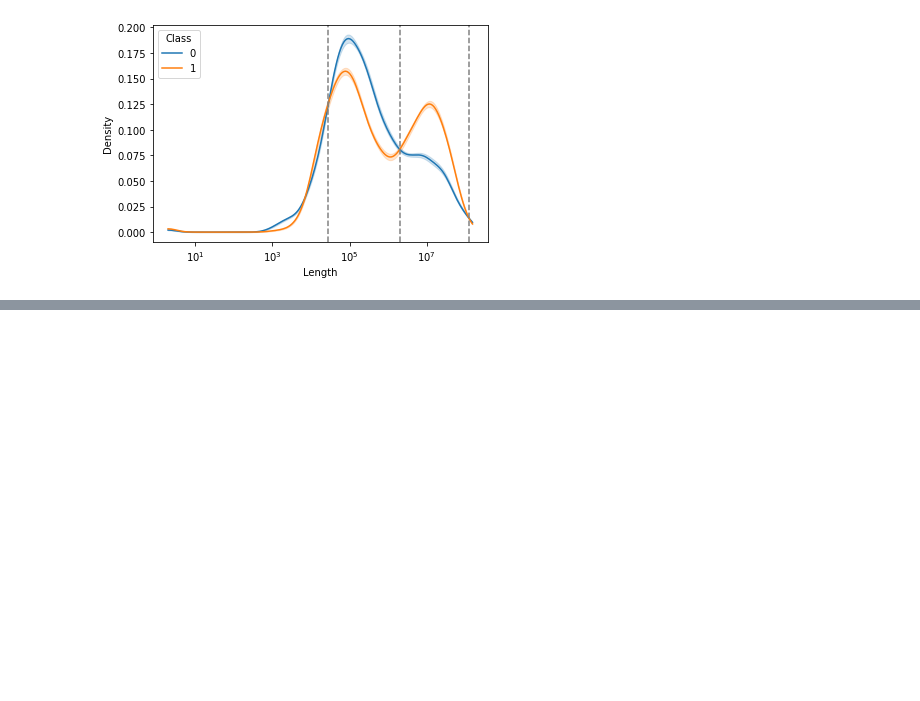
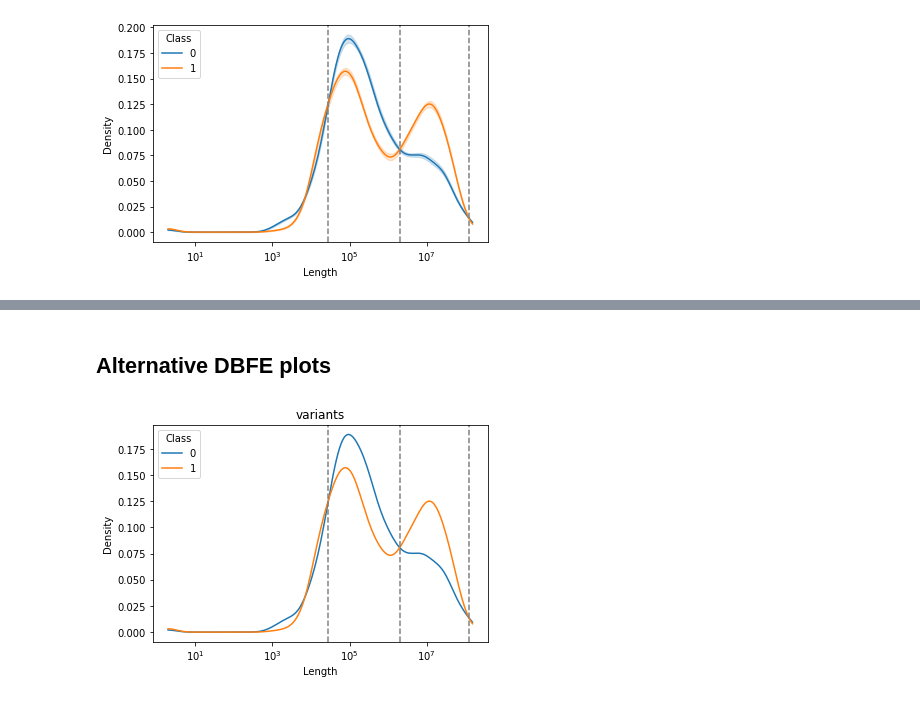
Before and after one commit to MNMdiagnostics/dbfe, a Jupyter notebook: examples/dbfe_example.ipynb, the cells around one changed output, grey strips where cells are left out. Saved outputs shown, nothing was run; the diff lists cells and outputs as text; code cells hidden in the pictures; blank space fills up the shorter version.

```diff
--- a/examples/dbfe_example.ipynb
+++ b/examples/dbfe_example.ipynb
@@ -59,0 +103,8 @@ AUC on test data: 0.694
+# %% [markdown]
+## Alternative DBFE plots
+# %%
+extractor = dbfe.DistributionBasedFeatureExtractor(breakpoint_type='supervised', n_bins='auto')
+extractor.fit(X_train, y_train)
+extractor.plot_data_with_breaks(X_train, y_train, plot_type='kde');
+# %% [output]
+[figure, added]
```
Also changed, not shown: parts of 11 cells of this notebook, 3 other files.
